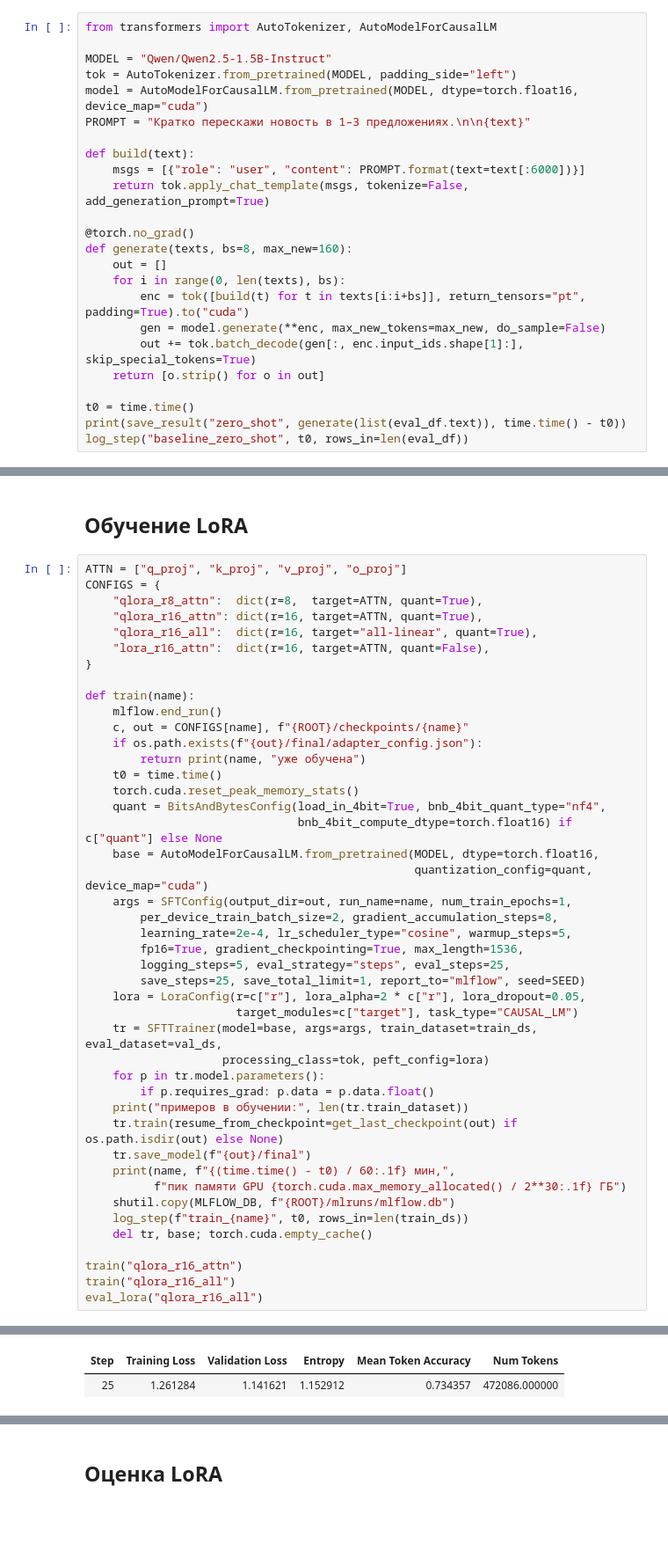
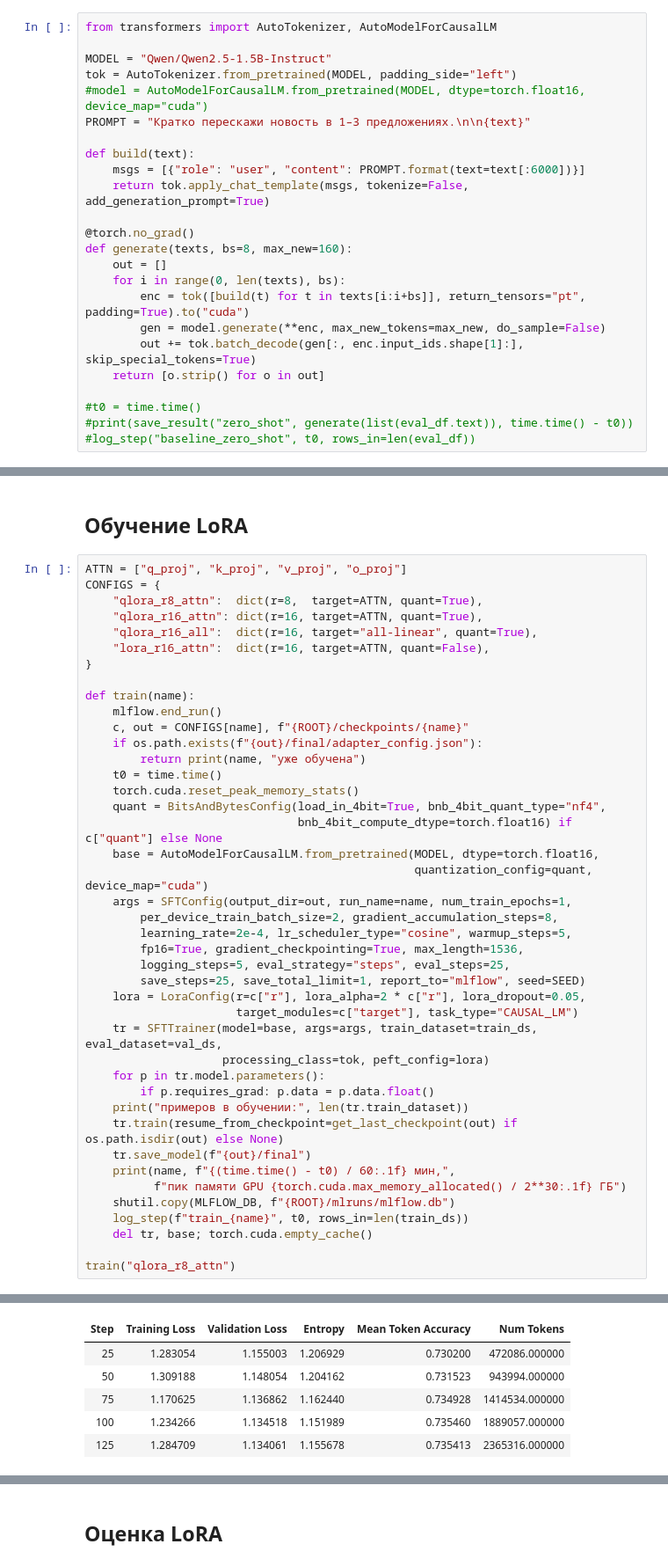
Before and after one commit to Polon-Lubvi/ICTIS, a Jupyter notebook: 01_pipeline.ipynb, the cells around one changed output, grey strips where cells are left out. Shown at 88% size. Cells and saved outputs as stored; diff of their text form; blank space fills up the shorter version.

```diff
--- a/01_pipeline.ipynb
+++ b/01_pipeline.ipynb
@@ -233,7 +235,7 @@ from transformers import AutoTokenizer, AutoModelForCausalLM
 
 MODEL = "Qwen/Qwen2.5-1.5B-Instruct"
 tok = AutoTokenizer.from_pretrained(MODEL, padding_side="left")
-model = AutoModelForCausalLM.from_pretrained(MODEL, dtype=torch.float16, device_map="cuda")
+#model = AutoModelForCausalLM.from_pretrained(MODEL, dtype=torch.float16, device_map="cuda")
 PROMPT = "Кратко перескажи новость в 1–3 предложениях.\n\n{text}"
 
 def build(text):
@@ -249,9 +251,9 @@ def generate(texts, bs=8, max_new=160):
         out += tok.batch_decode(gen[:, enc.input_ids.shape[1]:], skip_special_tokens=True)
     return [o.strip() for o in out]
 
-t0 = time.time()
-print(save_result("zero_shot", generate(list(eval_df.text)), time.time() - t0))
-log_step("baseline_zero_shot", t0, rows_in=len(eval_df))
+#t0 = time.time()
+#print(save_result("zero_shot", generate(list(eval_df.text)), time.time() - t0))
+#log_step("baseline_zero_shot", t0, rows_in=len(eval_df))
 # %% [markdown]
 ## Данные для обучения
 # %%
@@ -324,7 +326,5 @@ def train(name):
     log_step(f"train_{name}", t0, rows_in=len(train_ds))
     del tr, base; torch.cuda.empty_cache()
 
-train("qlora_r16_attn")
-train("qlora_r16_all")
-eval_lora("qlora_r16_all")
+train("qlora_r8_attn")
 # %% [output]
@@ -334,2 +334,6 @@ qlora_r16_attn уже обучена
 | Step | Training Loss | Validation Loss | Entropy | Mean Token Accuracy | Num Tokens |
-| 25 | 1.261284 | 1.141621 | 1.152912 | 0.734357 | 472086.000000 |
+| 25 | 1.283054 | 1.155003 | 1.206929 | 0.730200 | 472086.000000 |
+| 50 | 1.309188 | 1.148054 | 1.204162 | 0.731523 | 943994.000000 |
+| 75 | 1.170625 | 1.136862 | 1.162440 | 0.734928 | 1414534.000000 |
+| 100 | 1.234266 | 1.134518 | 1.151989 | 0.735460 | 1889057.000000 |
+| 125 | 1.284709 | 1.134061 | 1.155678 | 0.735413 | 2365316.000000 |
```
Also changed, not shown: parts of 5 cells of this notebook.
